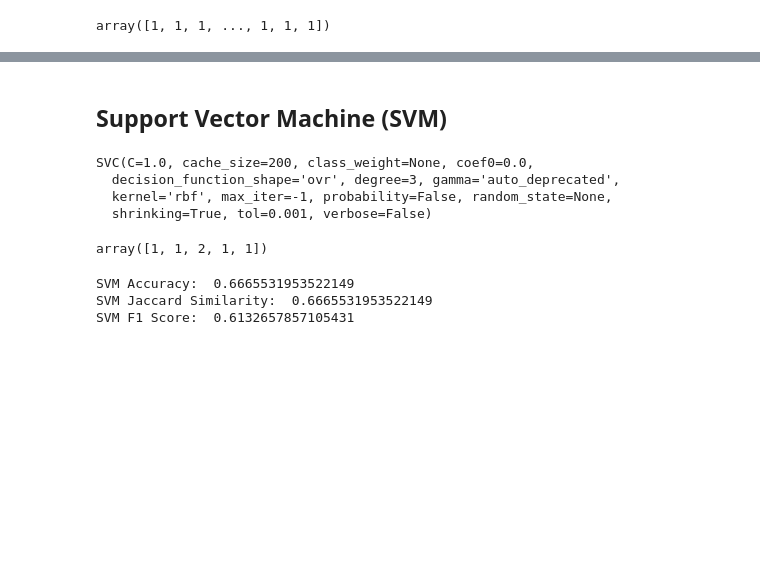
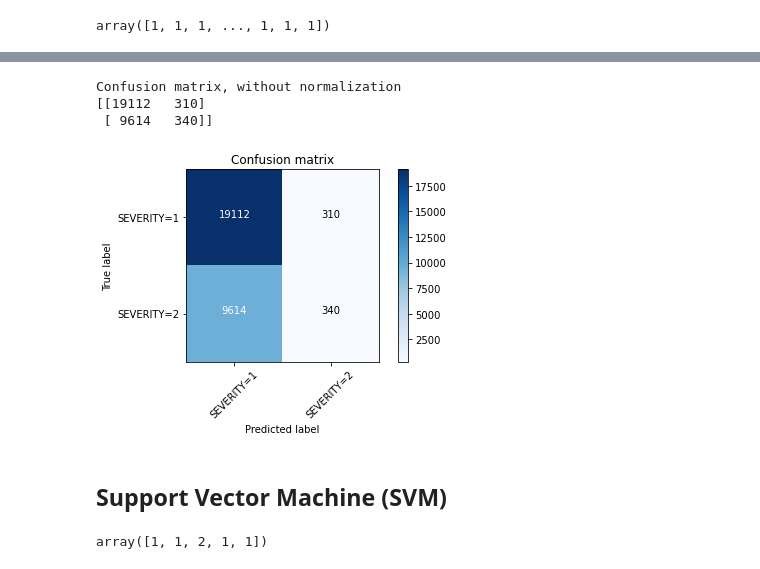
Before and after one commit to MaulikDave9/Coursera_Capstone, a Jupyter notebook: Car Collision Analytics.ipynb, the cells around one changed output, grey strips where cells are left out. Drawn from its saved outputs; the diff is of its cells as text; code cells hidden in the pictures; blank space fills up the shorter version.

Commit message:
Model Evaluation - confusion matrix

```diff
--- a/Car Collision Analytics.ipynb
+++ b/Car Collision Analytics.ipynb
@@ -203,7 +199,8 @@ y[0:5]
 4    1
 Name: SEVERITYCODE, dtype: int64
 # %%
-X_trainset, X_testset, y_trainset, y_testset = train_test_split(X, y, test_size=0.3, random_state=3)
+# 20 % for testing and 80% training data.
+X_trainset, X_testset, y_trainset, y_testset = train_test_split(X, y, test_size=0.2, random_state=3)
 # %%
 print("X Train Set: ", X_trainset.shape)
 print("Y Train Set: ",  y_trainset.shape)
@@ -248,7 +302,6 @@ DecisionTrees's F1 Score:  0.6377511520156639
 # %% [markdown]
 ## Logistic Regression
 # %%
-
-LR = LogisticRegression(C=0.01, solver='liblinear').fit(X_trainset,y_trainset)
+LR = LogisticRegression(C=1, solver='liblinear').fit(X_trainset,y_trainset)
 LR
 # %% [output]
@@ -272,13 +349,22 @@ Logistic Regression F1 Score:  0.548167264302313
+# %%
+# Compute confusion matrix
+cnf_matrix = confusion_matrix(y_testset, y, labels=[1,2])
+np.set_printoptions(precision=2)
+
+
+# Plot non-normalized confusion matrix
+plt.figure()
+plot_confusion_matrix(cnf_matrix, classes=['SEVERITY=1','SEVERITY=2'],normalize= False,  title='Confusion matrix')
+# %% [output]
+Confusion matrix, without normalization
+[[19112   310]
+ [ 9614   340]]
+[figure, added]
 # %% [markdown]
 ## Support Vector Machine (SVM)
 # %%
 clf = svm.SVC(kernel='rbf')
 clf.fit(X_trainset, y_trainset)
-# %% [output]
-SVC(C=1.0, cache_size=200, class_weight=None, coef0=0.0,
-  decision_function_shape='ovr', degree=3, gamma='auto_deprecated',
-  kernel='rbf', max_iter=-1, probability=False, random_state=None,
-  shrinking=True, tol=0.001, verbose=False)
 # %%
 y = clf.predict(X_testset)
 y [0:5]
@@ -288,7 +376,4 @@ array([1, 1, 2, 1, 1])
 print("SVM Accuracy: ", metrics.accuracy_score(y_testset, y))
 print("SVM Jaccard Similarity: ", jaccard_similarity_score(y_testset, y))
 print("SVM F1 Score: ", f1_score(y_testset, y,average='weighted'))
+print("Log Loss: ", log_loss(y_testset, y_prob))
-# %% [output]
-SVM Accuracy:  0.6665531953522149
-SVM Jaccard Similarity:  0.6665531953522149
-SVM F1 Score:  0.6132657857105431
```
Also changed, not shown: parts of 15 cells of this notebook, 1 other file.
